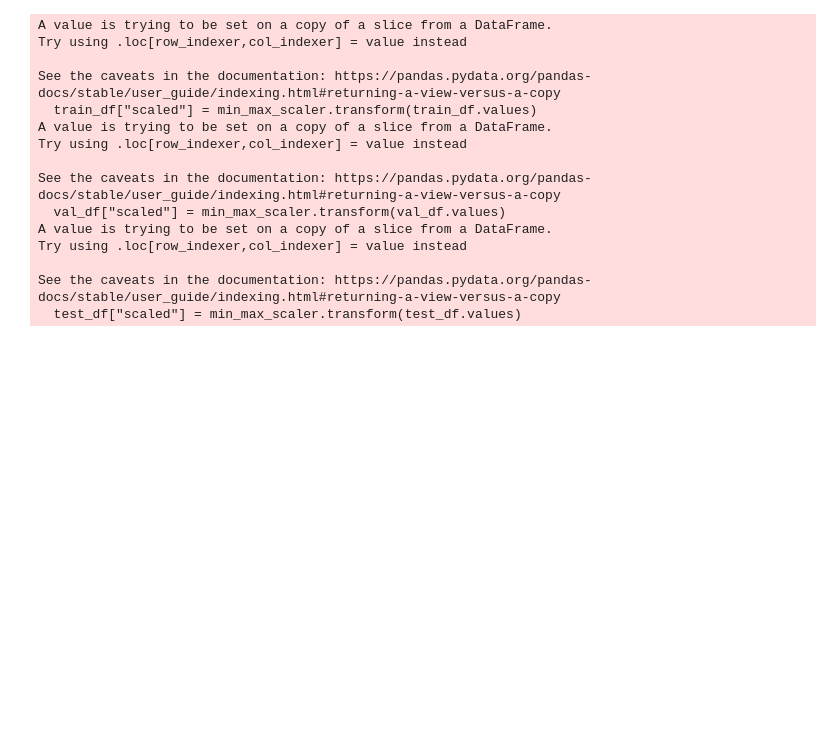
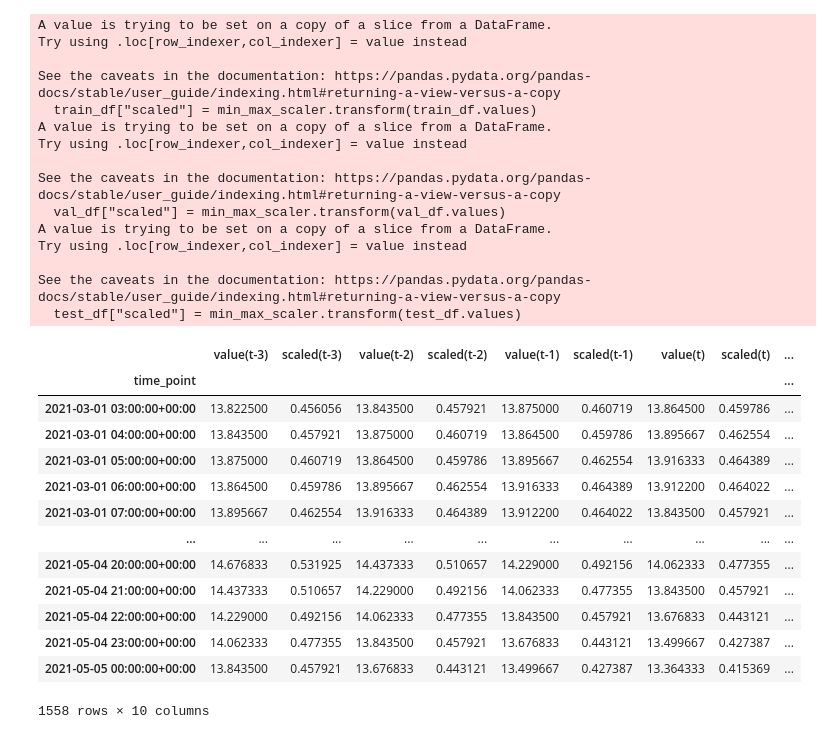
Before and after one commit to olehsinkevych/cyber_new, a Jupyter notebook: backend/src/processing/data_prep.ipynb, the cells around one changed output. Drawn from its saved outputs; the diff is of its cells as text; code cells hidden in the pictures; blank space fills up the shorter version.

```diff
--- a/backend/src/processing/data_prep.ipynb
+++ b/backend/src/processing/data_prep.ipynb
@@ -67,4 +67,58 @@ class ConvertSeries2Matrix:
         self.n_output = n_output
         self.step = step
 
-    def convert(self, data):
+    def series_to_supervised(self, data, dropnan=True):
+        """
+        Frame a time series as a supervised learning dataset.
+        Arguments:
+            data: Sequence of observations as a list or NumPy array.
+            n_in: Number of lag observations as input (X).
+            n_out: Number of observations as output (y).
+            dropnan: Boolean whether or not to drop rows with NaN values.
+        Returns:
+            Pandas DataFrame of series framed for supervised learning.
+        """
+        variables = data.columns
+        n_vars = 1 if type(data) is list else data.shape[1]
+
+        df = pd.DataFrame(data)
+        cols, names = list(), list()
+        # input sequence (t-n, ... t-1)
+        for i in range(self.n_input, 0, -1):
+            cols.append(df.shift(i))
+            names += [(f'{name}(t-{i})') for name in variables]
+        # forecast sequence (t, t+1, ... t+n)
+        for i in range(0, self.n_output):
+            cols.append(df.shift(-i))
+            if i == 0:
+                names += [(f'{name}(t)') for name in variables]
+            else:
+                names += [(f'{name}(t+{i})') for name in variables]
+        # put it all together
+        agg = pd.concat(cols, axis=1)
+        agg.columns = names
+        # drop rows with NaN values
+        if dropnan:
+            agg.dropna(inplace=True)
+        return agg
+# %%
+c = ConvertSeries2Matrix(3,2)
+# %%
+data = c.series_to_supervised(train_df)
+# %%
+data
+# %% [output]
+|  | value(t-3) | scaled(t-3) | value(t-2) | scaled(t-2) | value(t-1) | scaled(t-1) | value(t) | scaled(t) | ... |
+| time_point |  |  |  |  |  |  |  |  | ... |
+| 2021-03-01 03:00:00+00:00 | 13.822500 | 0.456056 | 13.843500 | 0.457921 | 13.875000 | 0.460719 | 13.864500 | 0.459786 | ... |
+| 2021-03-01 04:00:00+00:00 | 13.843500 | 0.457921 | 13.875000 | 0.460719 | 13.864500 | 0.459786 | 13.895667 | 0.462554 | ... |
+| 2021-03-01 05:00:00+00:00 | 13.875000 | 0.460719 | 13.864500 | 0.459786 | 13.895667 | 0.462554 | 13.916333 | 0.464389 | ... |
+| 2021-03-01 06:00:00+00:00 | 13.864500 | 0.459786 | 13.895667 | 0.462554 | 13.916333 | 0.464389 | 13.912200 | 0.464022 | ... |
+| 2021-03-01 07:00:00+00:00 | 13.895667 | 0.462554 | 13.916333 | 0.464389 | 13.912200 | 0.464022 | 13.843500 | 0.457921 | ... |
+| ... | ... | ... | ... | ... | ... | ... | ... | ... | ... |
+| 2021-05-04 20:00:00+00:00 | 14.676833 | 0.531925 | 14.437333 | 0.510657 | 14.229000 | 0.492156 | 14.062333 | 0.477355 | ... |
+| 2021-05-04 21:00:00+00:00 | 14.437333 | 0.510657 | 14.229000 | 0.492156 | 14.062333 | 0.477355 | 13.843500 | 0.457921 | ... |
+| 2021-05-04 22:00:00+00:00 | 14.229000 | 0.492156 | 14.062333 | 0.477355 | 13.843500 | 0.457921 | 13.676833 | 0.443121 | ... |
+| 2021-05-04 23:00:00+00:00 | 14.062333 | 0.477355 | 13.843500 | 0.457921 | 13.676833 | 0.443121 | 13.499667 | 0.427387 | ... |
+| 2021-05-05 00:00:00+00:00 | 13.843500 | 0.457921 | 13.676833 | 0.443121 | 13.499667 | 0.427387 | 13.364333 | 0.415369 | ... |
+1558 rows × 10 columns
```
Also changed, not shown: 4 other files.
